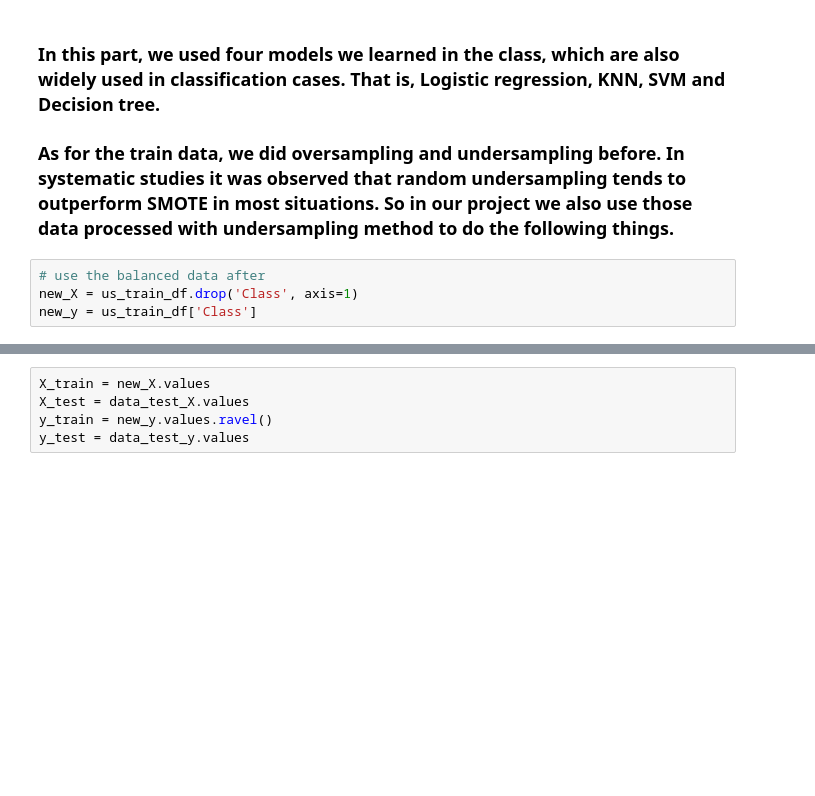
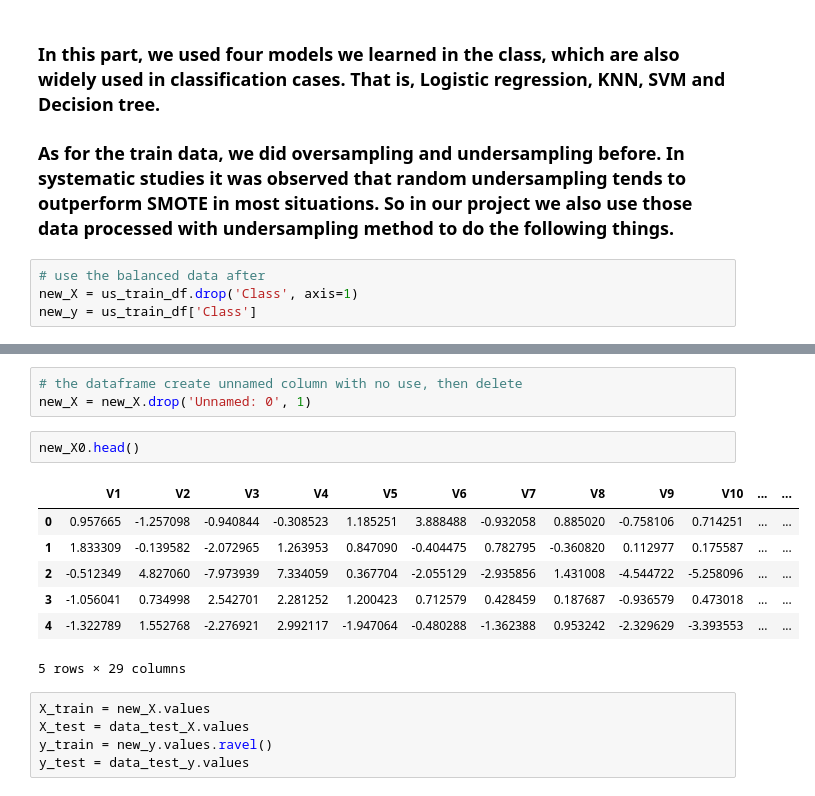
Before and after one commit to XiaoqianZhu1997/PHBS_MLF_2018, a Jupyter notebook: ml_project_withoutGPU.ipynb, the cells around one changed output, grey strips where cells are left out. Cells and saved outputs as stored; diff of their text form; blank space fills up the shorter version.

```diff
--- a/ml_project_withoutGPU.ipynb
+++ b/ml_project_withoutGPU.ipynb
@@ -316,3 +324,16 @@ new_y = us_train_df['Class']
+# %%
+# the dataframe create unnamed column with no use, then delete
+new_X = new_X.drop('Unnamed: 0', 1)
+# %%
+new_X0.head()
+# %% [output]
+|  | V1 | V2 | V3 | V4 | V5 | V6 | V7 | V8 | V9 | V10 | ... | ... |
+| 0 | 0.957665 | -1.257098 | -0.940844 | -0.308523 | 1.185251 | 3.888488 | -0.932058 | 0.885020 | -0.758106 | 0.714251 | ... | ... |
+| 1 | 1.833309 | -0.139582 | -2.072965 | 1.263953 | 0.847090 | -0.404475 | 0.782795 | -0.360820 | 0.112977 | 0.175587 | ... | ... |
+| 2 | -0.512349 | 4.827060 | -7.973939 | 7.334059 | 0.367704 | -2.055129 | -2.935856 | 1.431008 | -4.544722 | -5.258096 | ... | ... |
+| 3 | -1.056041 | 0.734998 | 2.542701 | 2.281252 | 1.200423 | 0.712579 | 0.428459 | 0.187687 | -0.936579 | 0.473018 | ... | ... |
+| 4 | -1.322789 | 1.552768 | -2.276921 | 2.992117 | -1.947064 | -0.480288 | -1.362388 | 0.953242 | -2.329629 | -3.393553 | ... | ... |
+5 rows × 29 columns
 # %%
 X_train = new_X.values
 X_test = data_test_X.values
```
Also changed, not shown: parts of 24 cells of this notebook, 2 other files.
